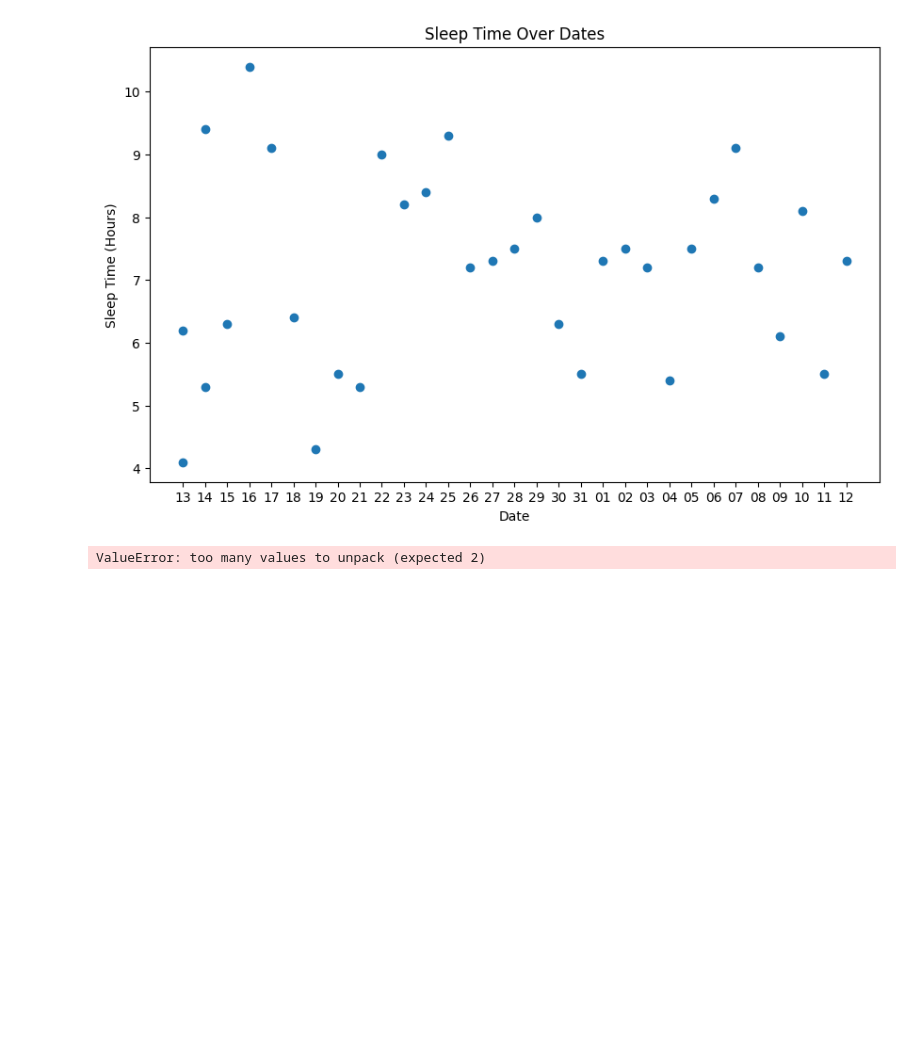
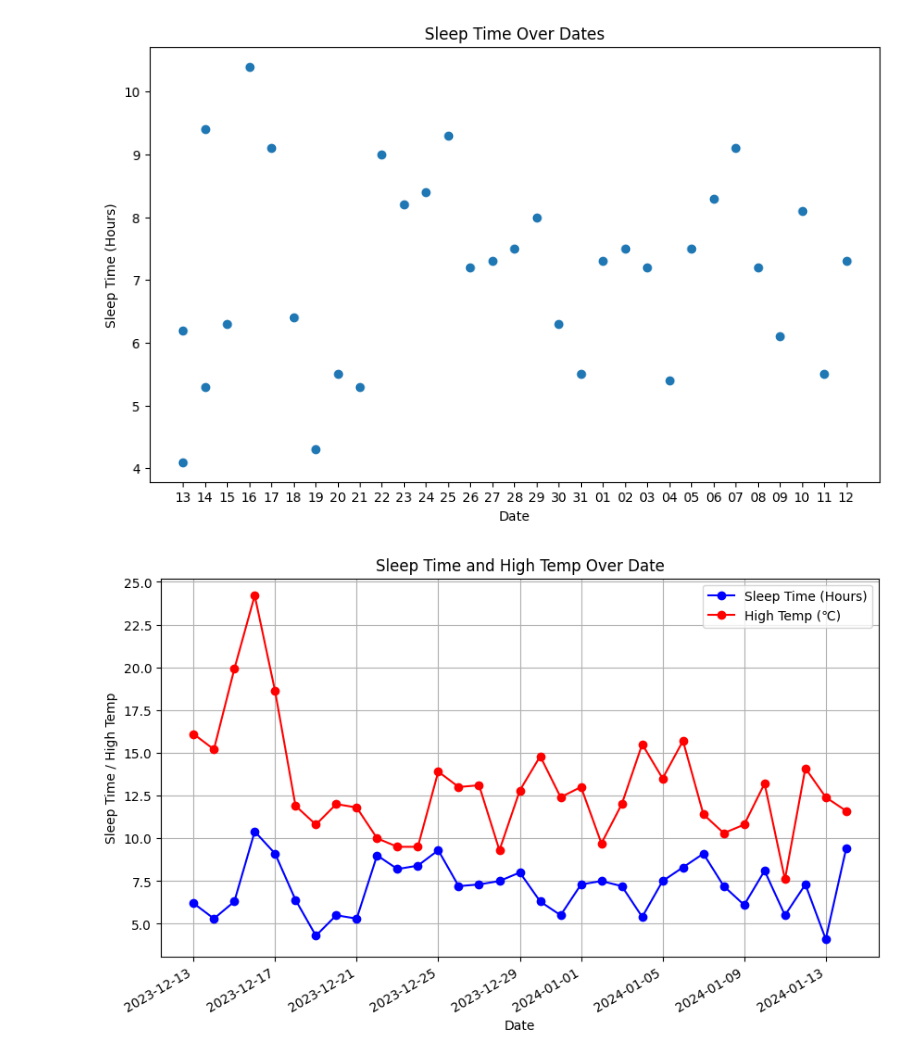
Before and after one commit to mitsuki0215/dspro_last_assignment, a Jupyter notebook: practice.ipynb, the cells around one changed output. Drawn from its saved outputs; the diff is of its cells as text; code cells hidden in the pictures; blank space fills up the shorter version.

Commit message:
matplotlibで最低気温と睡眠データとの関係を表す図を描画(練習)

```diff
--- a/practice.ipynb
+++ b/practice.ipynb
@@ -343,33 +343,52 @@ plt.show()
 # %% [output]
 [figure]
 # %%
+import sqlite3
+import matplotlib.pyplot as plt
+import matplotlib.dates as mdates
+from datetime import datetime
+
 # データベースへの接続
 conn = sqlite3.connect('./practice.sqlite')
 c = conn.cursor()
 
 # データの取得
-date_and_sleep_time_and_high_temp_list = [data for data in c.execute('SELECT date ,sleep_time, high_temp FROM practice')]
+date_and_sleep_time_and_high_temp_list = [data for data in c.execute('SELECT date, sleep_time, high_temp FROM practice')]
 conn.close()
 
+# リストの初期化
 date_list = []
 sleep_time_list = []
 high_temp_list = []
 
-for sleep_time, high_temp in date_and_sleep_time_and_high_temp_list:
-    sleep_time_list.append(sleep_time)  # 日付の文字列をdatetimeオブジェクトに変換
-    high_temp_list.append(sleep_time)
+# データのリストへの格納
+for date_str, sleep_time, high_temp in date_and_sleep_time_and_high_temp_list:
+    # 日付の文字列をdatetimeオブジェクトに変換
+    date_obj = datetime.strptime(date_str, '%Y/%m/%d') # <--- この行を追加
+    date_list.append(date_obj)                         # <--- この行を追加
+    sleep_time_list.append(sleep_time)
+    high_temp_list.append(high_temp)
+
 
 # Matplotlibでグラフをプロット
 plt.figure(figsize=(10, 6))
-plt.scatter(high_temp_list, sleep_time_list, marker='o')  # 日付と睡眠時間をプロット
-plt.xlabel('Sleep Time (Hours)')
-plt.ylabel('High Temp (℃)')
-plt.title('Sleep Time Over High Temp')
-# plt.gcf().autofmt_xdate()  # X軸の日付ラベルを斜めにして読みやすくする
-# plt.grid(True)  # グリッドを表示
-plt.show()
+
+# 睡眠時間に対する日付のプロット（折れ線グラフ）
+plt.plot(date_list, sleep_time_list, label='Sleep Time (Hours)', color='blue', marker='o')
+
+# 最高気温に対する日付のプロット（折れ線グラフ）
+plt.plot(date_list, high_temp_list, label='High Temp (℃)', color='red', marker='o')
+plt.xlabel('Date')
+plt.ylabel('Sleep Time / High Temp')
+plt.title('Sleep Time and High Temp Over Date')
+# plt.gca().xaxis.set_major_formatter(mdates.DateFormatter('%Y-%m-%d')) # X軸の日付フォーマットを設定
+# plt.gca().xaxis.set_major_locator(mdates.DayLocator(interval=1)) # X軸の目盛りを日単位に設定
+plt.gcf().autofmt_xdate() # X軸の日付ラベルを斜めにして読みやすくする
+plt.legend() # 凡例を表示
+plt.grid(True) # グリッドを表示
+plt.show() # グラフを表示
 # %% [output]
-ValueError: too many values to unpack (expected 2)
+[figure, added]
 # %%
 import sqlite3
 import matplotlib.pyplot as plt
```
Also changed, not shown: parts of 1 cell of this notebook.
